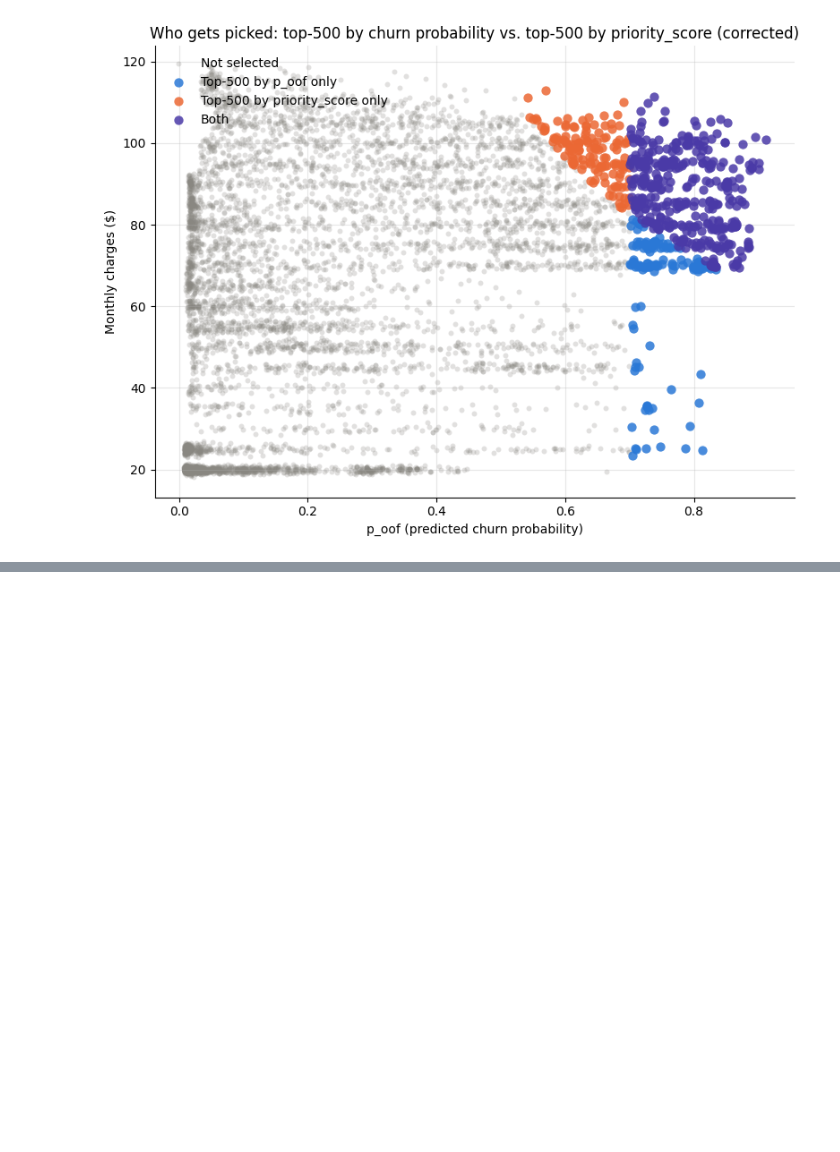
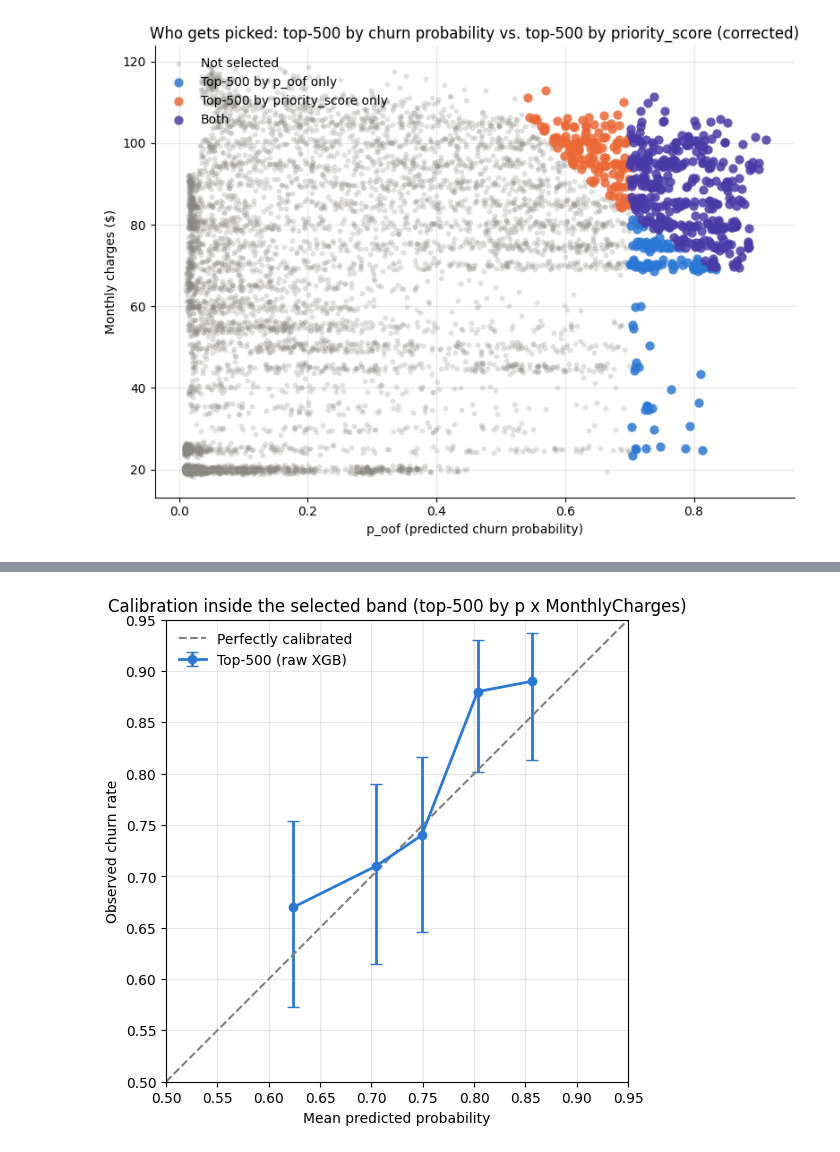
Before and after one commit to Pablomarttinn/Churn-retention-optimizer, a Jupyter notebook: notebooks/calibration_clv.ipynb, the cells around one changed output, grey strips where cells are left out. Saved outputs shown, nothing was run; the diff lists cells and outputs as text; code cells hidden in the pictures; blank space fills up the shorter version.

```diff
--- a/notebooks/calibration_clv.ipynb
+++ b/notebooks/calibration_clv.ipynb
@@ -410,0 +471,9 @@ plt.show()
+# %%
+p_all = oof_df['p_oof'].to_numpy()
+m_all = oof_df['MonthlyCharges'].to_numpy()
+y_all = y_full.to_numpy()
+
+score_all = p_all * m_all              # priority_score, recomputed to keep this section self-contained
+rank = np.argsort(score_all)[::-1]     # descending
+
+BUDGETS = {250: '5k$', 500: '10k$', 1000: '20k$'}
@@ -410,0 +485,12 @@ plt.show()
+# %%
+K = 500
+sel_idx = rank[:K]
+
+tbl_500 = calibration_table(p_all[sel_idx], y_all[sel_idx])
+
+print(f'SELECTED = top-{K} by priority_score ({BUDGETS[K]} at 20$/action)')
+print(f'p range in band : {p_all[sel_idx].min():.4f} .. {p_all[sel_idx].max():.4f}')
+print(f'band aggregate  : predicted {p_all[sel_idx].mean():.4f} vs '
+      f'observed {y_all[sel_idx].mean():.4f} '
+      f'({y_all[sel_idx].mean() - p_all[sel_idx].mean():+.4f})')
+tbl_500.round(4)
@@ -410,0 +507,21 @@ plt.show()
+# %%
+fig, ax = plt.subplots(figsize=(6.5, 6))
+
+err = np.vstack([tbl_500['churn_obs'] - tbl_500['ci_low'],
+                 tbl_500['ci_high'] - tbl_500['churn_obs']])
+ax.errorbar(tbl_500['p_pred'], tbl_500['churn_obs'], yerr=err, fmt='o-',
+            capsize=4, linewidth=2, color='#2a78d6', label='Top-500 (raw XGB)')
+
+lims = [0.5, 0.95]
+ax.plot(lims, lims, linestyle='--', color='gray', label='Perfectly calibrated')
+ax.set_xlim(*lims)
+ax.set_ylim(*lims)
+ax.set_xlabel('Mean predicted probability')
+ax.set_ylabel('Observed churn rate')
+ax.set_title('Calibration inside the selected band (top-500 by p x MonthlyCharges)')
+ax.legend(loc='upper left', frameon=False)
+ax.grid(alpha=0.3)
+ax.set_aspect('equal')
+plt.show()
+# %% [output]
+[figure, added]
```
Also changed, not shown: parts of 9 cells of this notebook, 8 other files.
